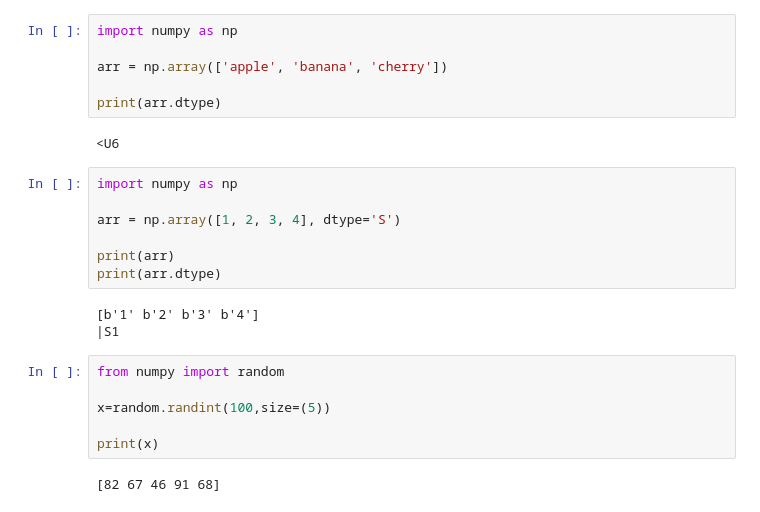
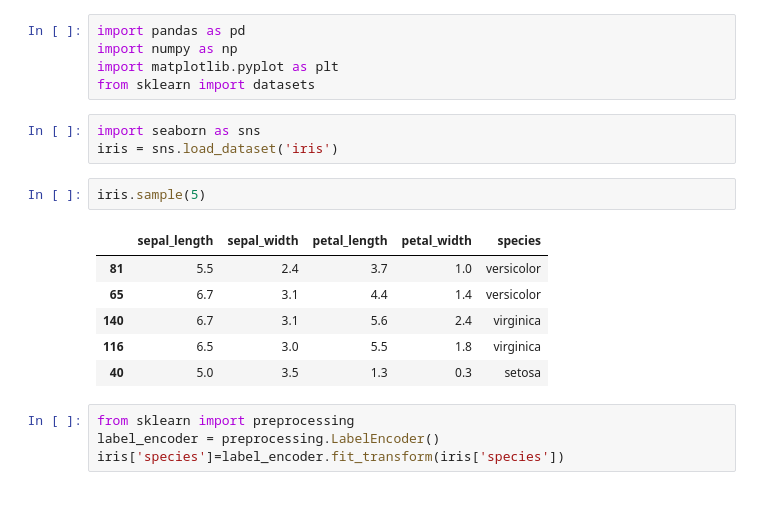
Before and after one commit to rohit98ckd/DS_Pythoncode, a Jupyter notebook: Untitled-checkpoint.ipynb, the cells around one changed output. Drawn from its saved outputs; the diff is of its cells as text.

```diff
--- a/Untitled-checkpoint.ipynb
+++ b/Untitled-checkpoint.ipynb
@@ -102,26 +1,21 @@ int32
-# %%
-import numpy as np
-
-arr = np.array(['apple', 'banana', 'cherry'])
-
-print(arr.dtype)
-# %% [output]
-<U6
-# %%
-import numpy as np
-
-arr = np.array([1, 2, 3, 4], dtype='S')
-
-print(arr)
-print(arr.dtype)
-# %% [output]
-[b'1' b'2' b'3' b'4']
-|S1
-# %%
-from numpy import random
-
-x=random.randint(100,size=(5))
-
-print(x)
-# %% [output]
-[82 67 46 91 68]
+# %%
+import pandas as pd
+import numpy as np
+import matplotlib.pyplot as plt
+from sklearn import datasets
+# %%
+import seaborn as sns
+iris = sns.load_dataset('iris')
+# %%
+iris.sample(5)
+# %% [output]
+|  | sepal_length | sepal_width | petal_length | petal_width | species |
+| 81 | 5.5 | 2.4 | 3.7 | 1.0 | versicolor |
+| 65 | 6.7 | 3.1 | 4.4 | 1.4 | versicolor |
+| 140 | 6.7 | 3.1 | 5.6 | 2.4 | virginica |
+| 116 | 6.5 | 3.0 | 5.5 | 1.8 | virginica |
+| 40 | 5.0 | 3.5 | 1.3 | 0.3 | setosa |
+# %%
+from sklearn import preprocessing
+label_encoder = preprocessing.LabelEncoder()
+iris['species']=label_encoder.fit_transform(iris['species'])
```
Also changed, not shown: parts of 31 cells of this notebook.
